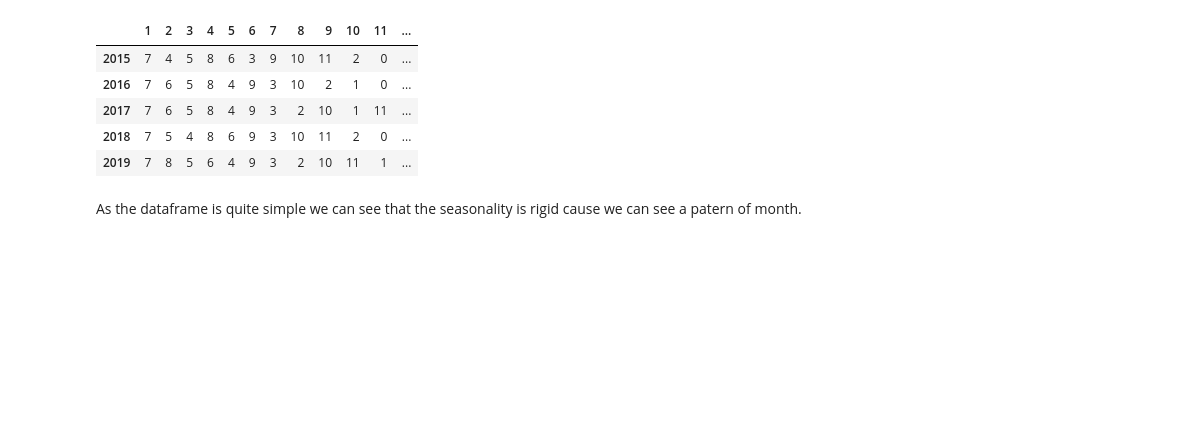
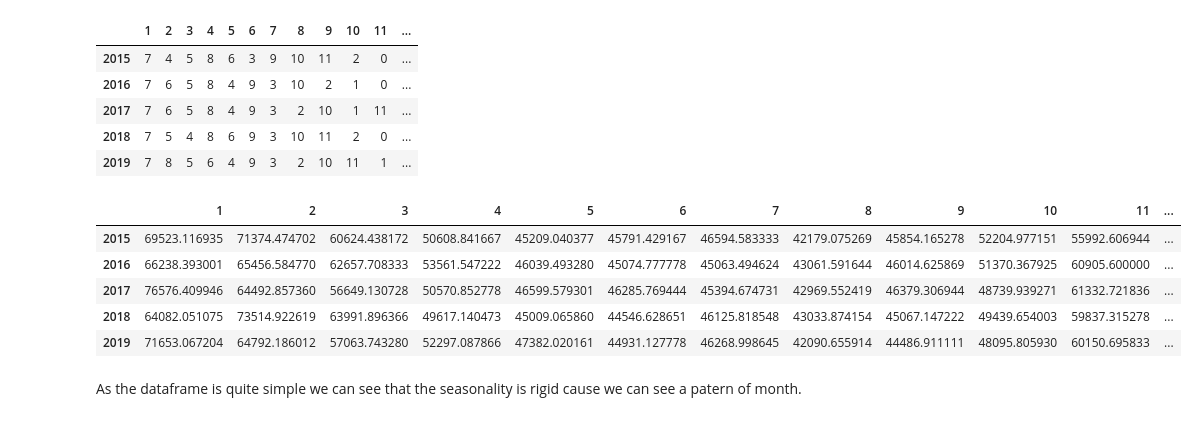
Before and after one commit to RPegoud/TimeSeries, a Jupyter notebook: TimeSeries.ipynb, the cells around one changed output. Drawn from its saved outputs; the diff is of its cells as text; code cells hidden in the pictures; blank space fills up the shorter version.

```diff
--- a/TimeSeries.ipynb
+++ b/TimeSeries.ipynb
@@ -190,6 +194,15 @@ df_BBT
 | 2017 | 7 | 6 | 5 | 8 | 4 | 9 | 3 | 2 | 10 | 1 | 11 | ... |
 | 2018 | 7 | 5 | 4 | 8 | 6 | 9 | 3 | 10 | 11 | 2 | 0 | ... |
 | 2019 | 7 | 8 | 5 | 6 | 4 | 9 | 3 | 2 | 10 | 11 | 1 | ... |
+# %%
+df
+# %% [output]
+|  | 1 | 2 | 3 | 4 | 5 | 6 | 7 | 8 | 9 | 10 | 11 | ... |
+| 2015 | 69523.116935 | 71374.474702 | 60624.438172 | 50608.841667 | 45209.040377 | 45791.429167 | 46594.583333 | 42179.075269 | 45854.165278 | 52204.977151 | 55992.606944 | ... |
+| 2016 | 66238.393001 | 65456.584770 | 62657.708333 | 53561.547222 | 46039.493280 | 45074.777778 | 45063.494624 | 43061.591644 | 46014.625869 | 51370.367925 | 60905.600000 | ... |
+| 2017 | 76576.409946 | 64492.857360 | 56649.130728 | 50570.852778 | 46599.579301 | 46285.769444 | 45394.674731 | 42969.552419 | 46379.306944 | 48739.939271 | 61332.721836 | ... |
+| 2018 | 64082.051075 | 73514.922619 | 63991.896366 | 49617.140473 | 45009.065860 | 44546.628651 | 46125.818548 | 43033.874154 | 45067.147222 | 49439.654003 | 59837.315278 | ... |
+| 2019 | 71653.067204 | 64792.186012 | 57063.743280 | 52297.087866 | 47382.020161 | 44931.127778 | 46268.998645 | 42090.655914 | 44486.911111 | 48095.805930 | 60150.695833 | ... |
 # %% [markdown]
 As the dataframe is quite simple we can see that the seasonality is rigid cause we can see a patern of month.
 # %% [markdown]
```
Also changed, not shown: parts of 9 cells of this notebook.
